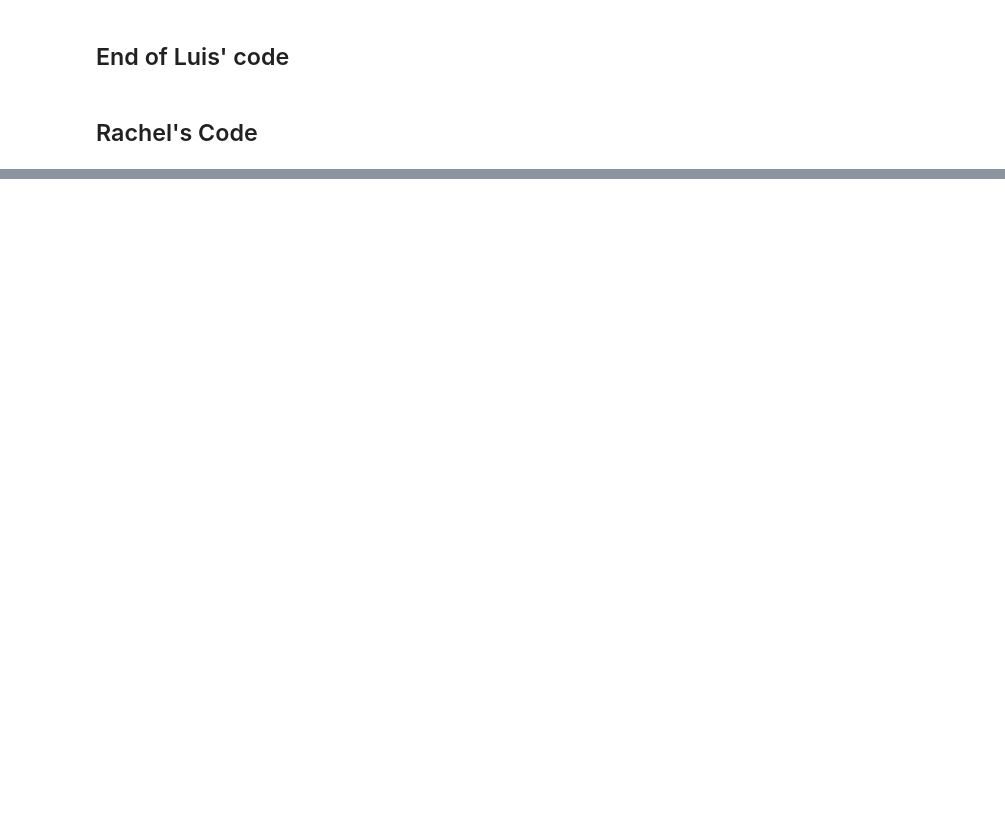
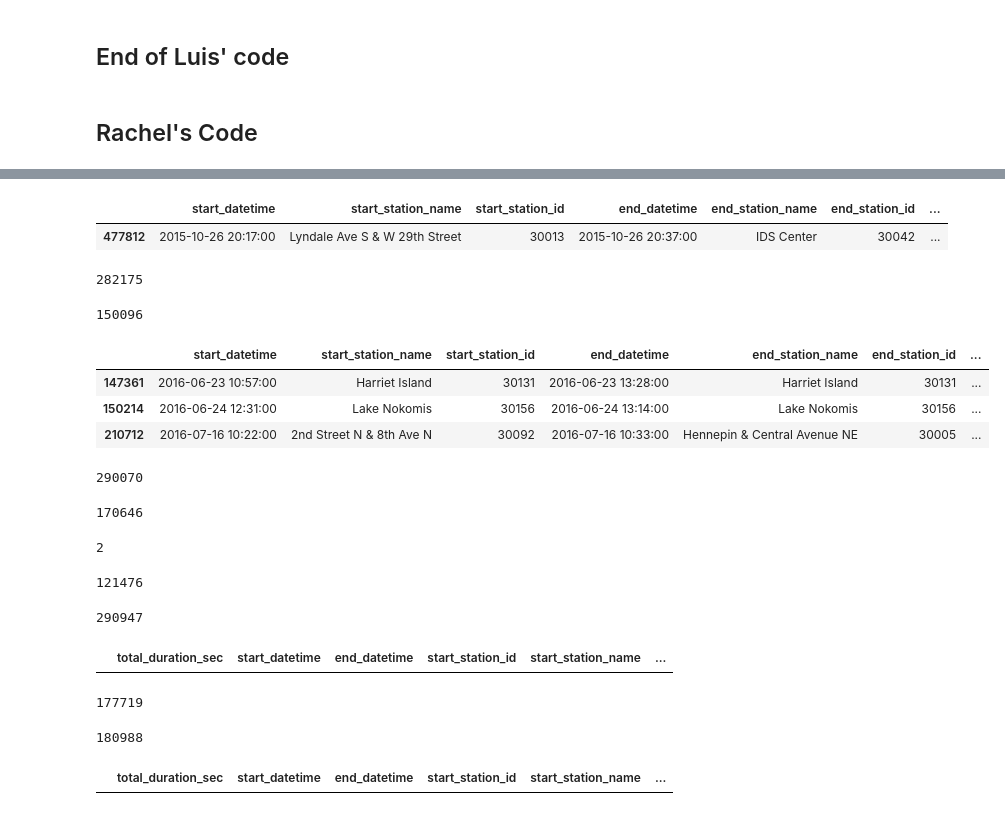
Before and after one commit to luchovzla/project-1, a Jupyter notebook: NiceRideCombined.ipynb, the cells around one changed output, grey strips where cells are left out. Cells and saved outputs as stored; diff of their text form; code cells hidden in the pictures; blank space fills up the shorter version.

```diff
--- a/NiceRideCombined.ipynb
+++ b/NiceRideCombined.ipynb
@@ -552,0 +780,77 @@ plt.bar(years, values, color = 'maroon', width = .2)
+# %%
+odd_trips_15 = df_2015.loc[(df_2015["account_type"] != "Member") & (df_2015["account_type"] != "Casual"), :]
+odd_trips_15
+# %% [output]
+|  | start_datetime | start_station_name | start_station_id | end_datetime | end_station_name | end_station_id | ... |
+| 477812 | 2015-10-26 20:17:00 | Lyndale Ave S & W 29th Street | 30013 | 2015-10-26 20:37:00 | IDS Center | 30042 | ... |
+# %%
+member_trips_16 = df_2016.loc[(df_2016["account_type"] == "Member"), :]
+total_2016_member_trips = len(member_trips_16)
+total_2016_member_trips
+# %% [output]
+282175
+# %%
+casual_trips_16 = df_2016.loc[(df_2016["account_type"] == "Casual"), :]
+total_2016_casual_trips = len(casual_trips_16)
+total_2016_casual_trips
+# %% [output]
+150096
+# %%
+odd_trips_16 = df_2016.loc[(df_2016["account_type"] != "Member") & (df_2016["account_type"] != "Casual"), :]
+odd_trips_16
+# %% [output]
+|  | start_datetime | start_station_name | start_station_id | end_datetime | end_station_name | end_station_id | ... |
+| 147361 | 2016-06-23 10:57:00 | Harriet Island | 30131 | 2016-06-23 13:28:00 | Harriet Island | 30131 | ... |
+| 150214 | 2016-06-24 12:31:00 | Lake Nokomis | 30156 | 2016-06-24 13:14:00 | Lake Nokomis | 30156 | ... |
+| 210712 | 2016-07-16 10:22:00 | 2nd Street N & 8th Ave N | 30092 | 2016-07-16 10:33:00 | Hennepin & Central Avenue NE | 30005 | ... |
+# %%
+member_trips_17 = df_2017.loc[(df_2017["account_type"] == "Member"), :]
+total_2017_member_trips = len(member_trips_17)
+total_2017_member_trips
+# %% [output]
+290070
+# %%
+casual_trips_17 = df_2017.loc[(df_2017["account_type"] == "Casual"), :]
+total_2017_casual_trips = len(casual_trips_17)
+total_2017_casual_trips
+# %% [output]
+170646
+# %%
+odd_trips_17 = df_2017.loc[(df_2017["account_type"] != "Member") & (df_2017["account_type"] != "Casual"), :]
+len(odd_trips_17)
+# %% [output]
+2
+# %%
+member_trips_18 = df_2018.loc[(df_2018["account_type"] == "Member"), :]
+total_2018_member_trips = len(member_trips_18)
+total_2018_member_trips
+# %% [output]
+121476
+# %%
+casual_trips_18 = df_2018.loc[(df_2018["account_type"] == "Casual"), :]
+total_2018_casual_trips = len(casual_trips_18)
+total_2018_casual_trips
+# %% [output]
+290947
+# %%
+odd_trips_18 = df_2018.loc[(df_2018["account_type"] != "Member") & (df_2018["account_type"] != "Casual"), :]
+odd_trips_18
+# %% [output]
+|  | total_duration_sec | start_datetime | end_datetime | start_station_id | start_station_name | ... |
+# %%
+member_trips_19 = df_2019.loc[(df_2019["account_type"] == "Member"), :]
+total_2019_member_trips = len(member_trips_19)
+total_2019_member_trips
+# %% [output]
+177719
+# %%
+casual_trips_19 = df_2019.loc[(df_2019["account_type"] == "Casual"), :]
+total_2019_casual_trips = len(casual_trips_19)
+total_2019_casual_trips
+# %% [output]
+180988
+# %%
+odd_trips_19 = df_2019.loc[(df_2019["account_type"] != "Member") & (df_2019["account_type"] != "Casual"), :]
+odd_trips_19
+# %% [output]
+|  | total_duration_sec | start_datetime | end_datetime | start_station_id | start_station_name | ... |
```
Also changed, not shown: parts of 51 cells of this notebook, 1 other file.
